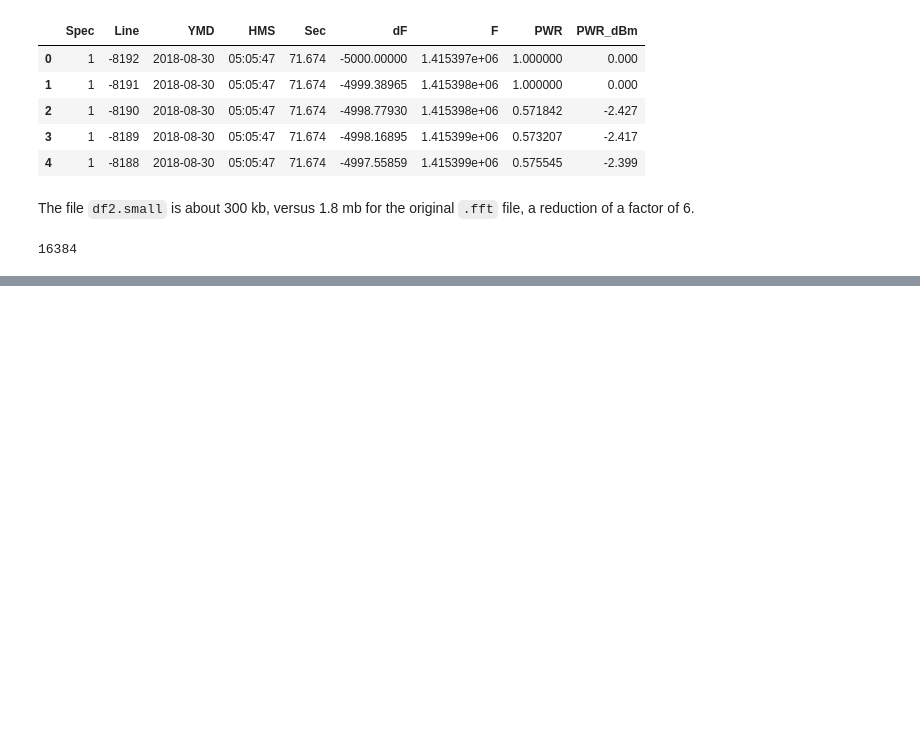
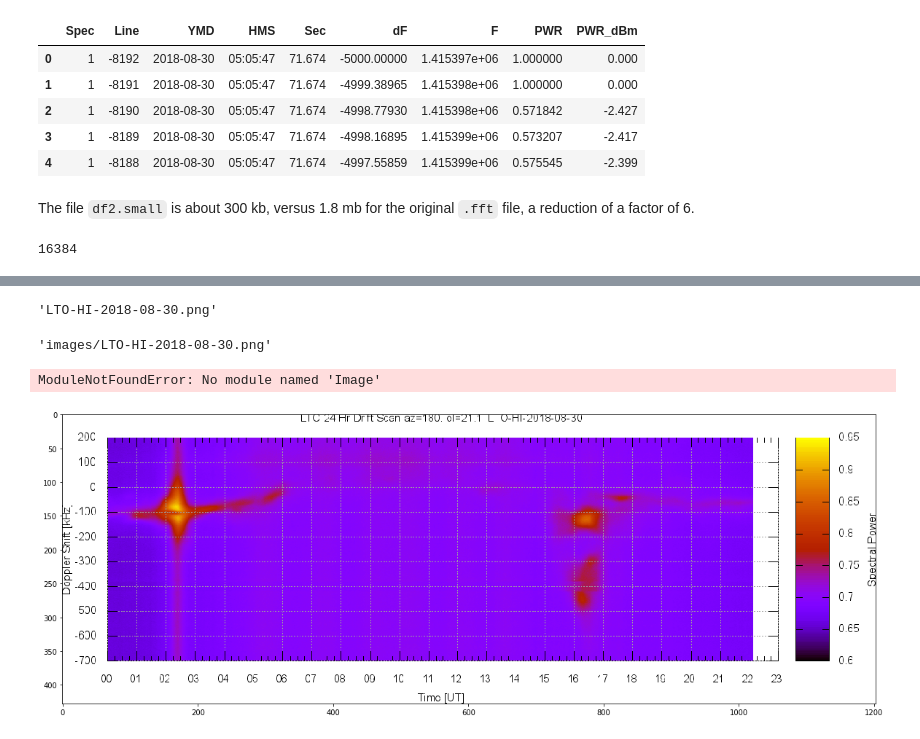
Before and after one commit to kevinmcmanus/HI_Detection, a Jupyter notebook: FilesfromGoogleDrive.ipynb, the cells around one changed output, grey strips where cells are left out. Saved outputs shown, nothing was run; the diff lists cells and outputs as text; code cells hidden in the pictures; blank space fills up the shorter version.

```diff
--- a/FilesfromGoogleDrive.ipynb
+++ b/FilesfromGoogleDrive.ipynb
@@ -242,0 +303,10 @@ len(df4)
+# %%
+file_list[-2]['title']
+# %% [output]
+'LTO-HI-2018-08-30.png'
+# %%
+fout = 'images/' +file_list[-2]['title']
+# %%
+fout
+# %% [output]
+'images/LTO-HI-2018-08-30.png'
@@ -242,0 +315,20 @@ len(df4)
+# %%
+import Image
+
+image = Image.open(fout)
+image.show()
+# %% [output]
+ModuleNotFoundError: No module named 'Image'
+# %%
+%matplotlib inline
+import matplotlib.pyplot as plt
+import matplotlib.image as mpimg
+from matplotlib import rcParams, cm
+
+rcParams['figure.figsize'] = [20.0, 20.0]
+
+img=mpimg.imread(fout)
+imgplot = plt.imshow(img)
+plt.show()
+# %% [output]
+[figure, added]
```
Also changed, not shown: parts of 15 cells of this notebook, 4 other files.
